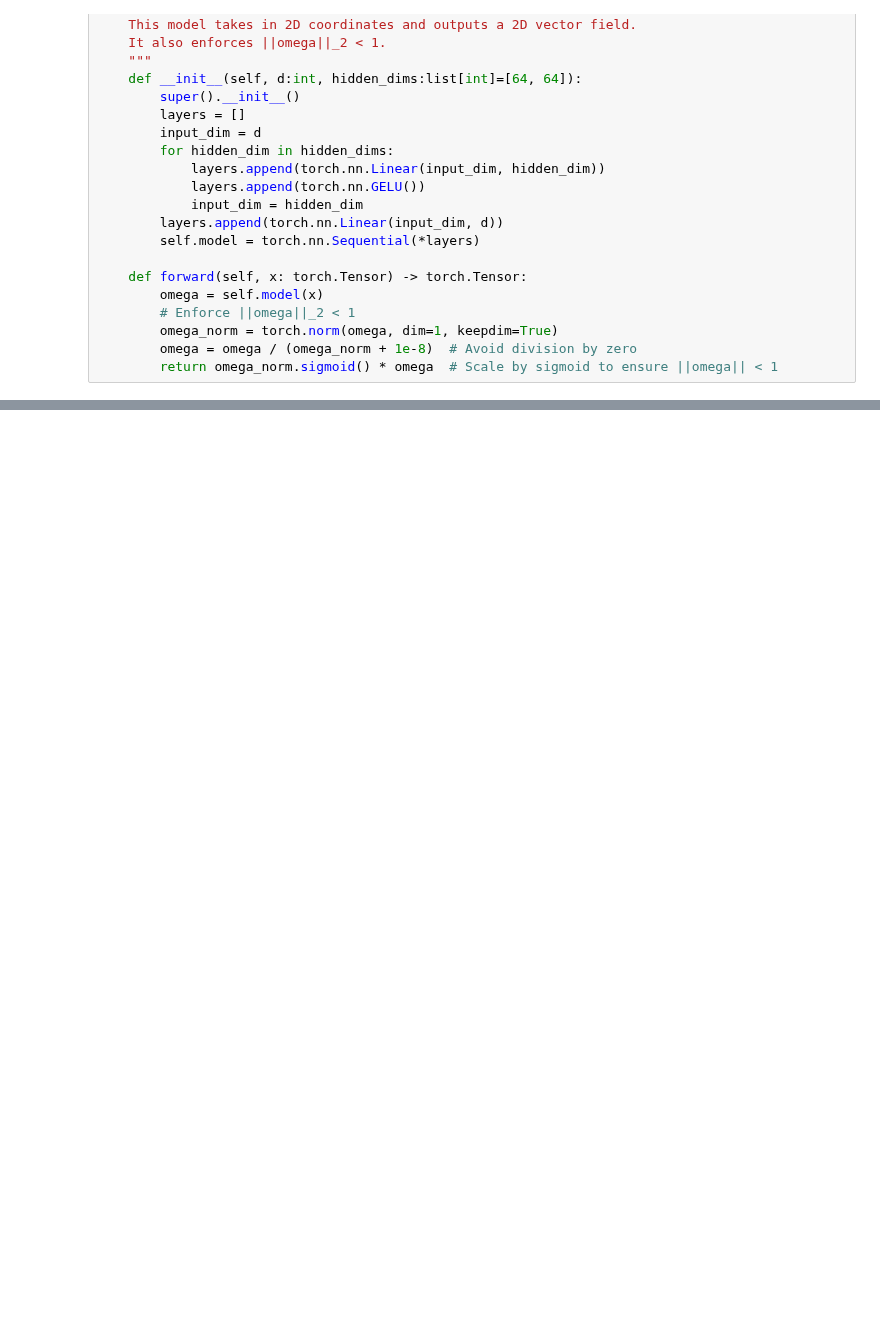
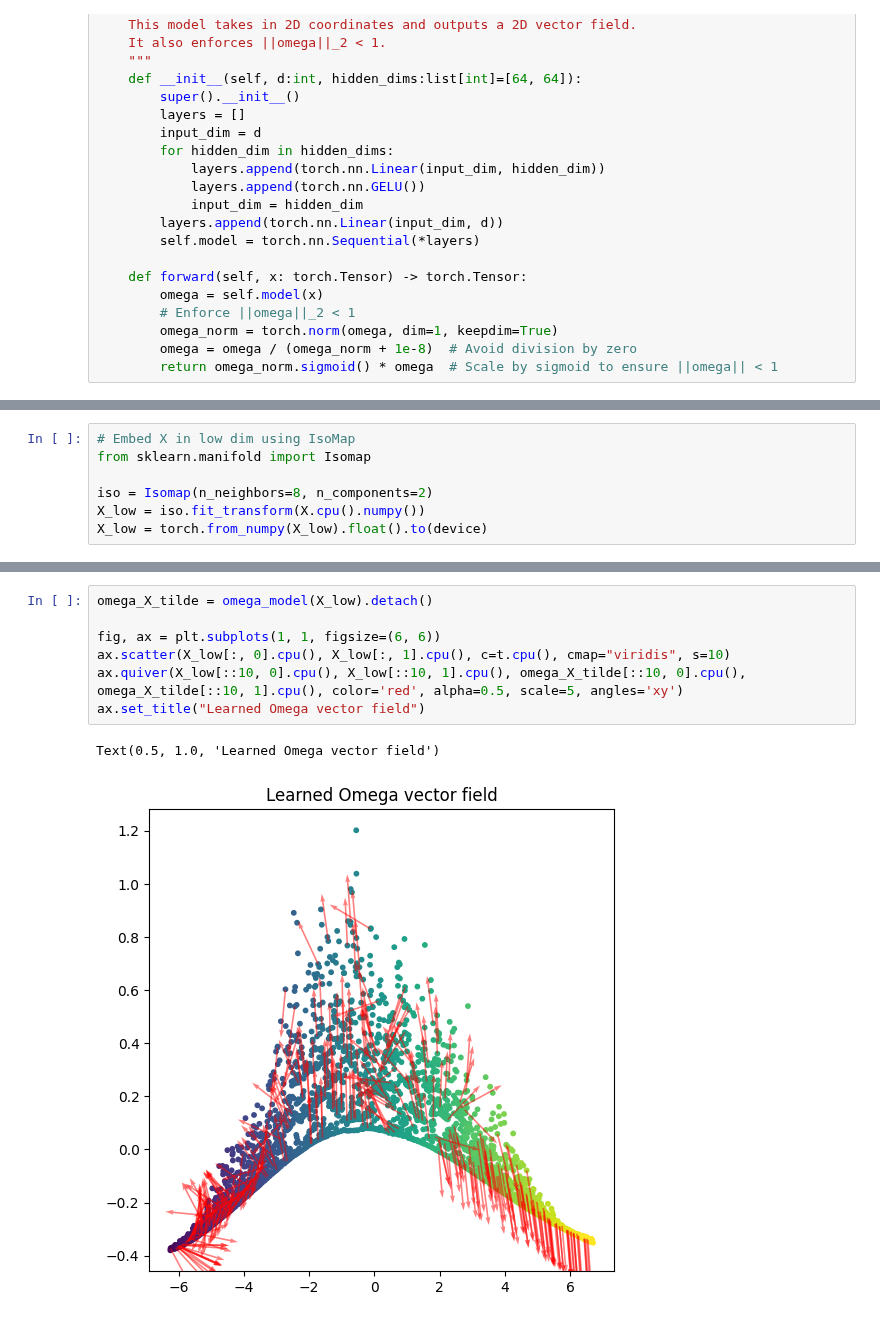
Before and after one commit to Gwendal-Debaussart/Finsler-Embedding, a Jupyter notebook: estimating_b.ipynb, the cells around one changed output, grey strips where cells are left out. Saved outputs shown, nothing was run; the diff lists cells and outputs as text; blank space fills up the shorter version.

```diff
--- a/estimating_b.ipynb
+++ b/estimating_b.ipynb
@@ -203 +225,8 @@ tensor([[-0.3486, -0.4025]], grad_fn=<MulBackward0>)
+# %%
+# Embed X in low dim using IsoMap
+from sklearn.manifold import Isomap
+
+iso = Isomap(n_neighbors=8, n_components=2)
+X_low = iso.fit_transform(X.cpu().numpy())
+X_low = torch.from_numpy(X_low).float().to(device)
 # %%
@@ -247,0 +294,10 @@ plt.yscale("log")
+# %%
+omega_X_tilde = omega_model(X_low).detach()
+
+fig, ax = plt.subplots(1, 1, figsize=(6, 6))
+ax.scatter(X_low[:, 0].cpu(), X_low[:, 1].cpu(), c=t.cpu(), cmap="viridis", s=10)
+ax.quiver(X_low[::10, 0].cpu(), X_low[::10, 1].cpu(), omega_X_tilde[::10, 0].cpu(), omega_X_tilde[::10, 1].cpu(), color='red', alpha=0.5, scale=5, angles='xy')
+ax.set_title("Learned Omega vector field")
+# %% [output]
+Text(0.5, 1.0, 'Learned Omega vector field')
+[figure, added]
```
Also changed, not shown: parts of 12 cells of this notebook.
